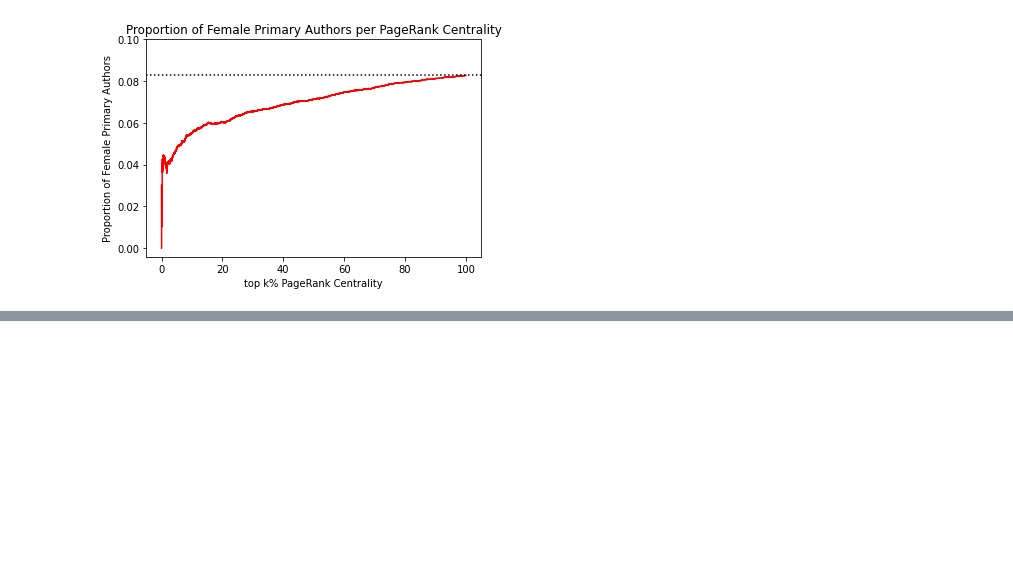
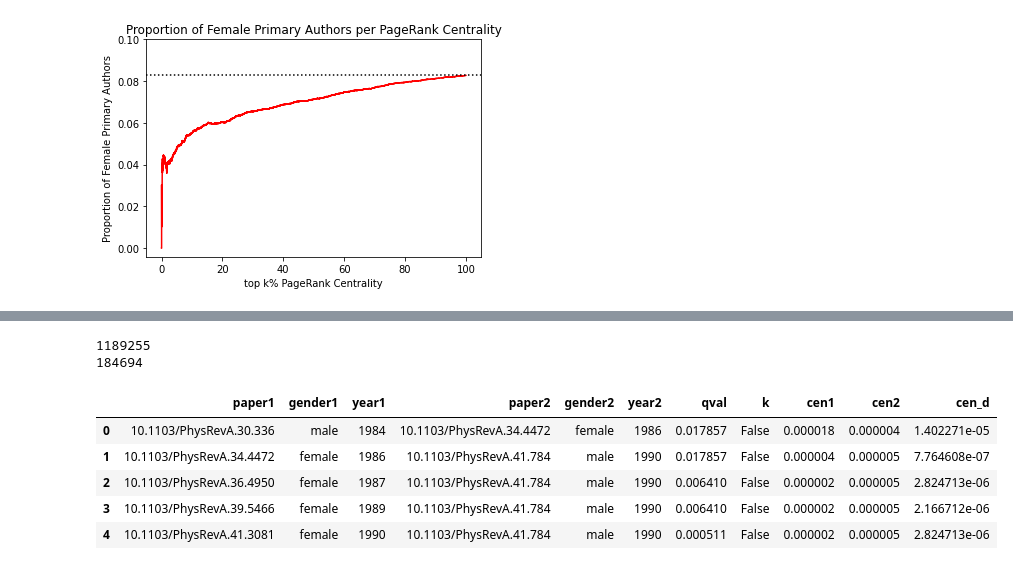
Before and after one commit to therobinkay/gender_bias_2021, a Jupyter notebook: Journal_Analysis_1_(GitHub).ipynb, the cells around one changed output, grey strips where cells are left out. Drawn from its saved outputs; the diff is of its cells as text; code cells hidden in the pictures; blank space fills up the shorter version.

```diff
--- a/Journal_Analysis_1_(GitHub).ipynb
+++ b/Journal_Analysis_1_(GitHub).ipynb
@@ -263,7 +261,9 @@ Average in degree:   4.8546
 Average out degree:   4.8546
 # %%
 # observe author id & gender (primary author)
-nodedata = data.query('is_alpha == False & order == 1').drop(['order', 'numAuthor',	'is_last',	'is_alpha',	'year',	'articleType',	'journal', 'id'], axis=1).reset_index()
+nodedata = data.query('is_alpha == False & order == 1').drop(
+    ['order', 'numAuthor',	'is_last',	'is_alpha',	'year',
+     'articleType',	'journal', 'id'], axis=1).reset_index()
 nodedata.columns = ['id', 'Label', 'Gender']
 nodedata.tail()
 # %% [output]
@@ -311,0 +317,16 @@ Text(0, 0.5, 'Proportion of Female Primary Authors')
+# %%
+############## SELECT DESIRED PACS (HOMOPHILY ONLY) ###############
+
+homn = pd.read_csv("drive/My Drive/codes/hom0.csv")
+# homn = pd.read_csv("drive/My Drive/codes/hom1.csv")
+# homn = pd.read_csv("drive/My Drive/codes/hom2.csv")
+# homn = pd.read_csv("drive/My Drive/codes/hom3.csv")
+# homn = pd.read_csv("drive/My Drive/codes/hom4.csv")
+# homn = pd.read_csv("drive/My Drive/codes/hom5.csv")
+# homn = pd.read_csv("drive/My Drive/codes/hom6.csv")
+# homn = pd.read_csv("drive/My Drive/codes/hom7.csv")
+# homn = pd.read_csv("drive/My Drive/codes/hom8.csv")
+# homn = pd.read_csv("drive/My Drive/codes/hom9.csv")
+
+print(len(homn))
+homn.head()
@@ -311,0 +341,40 @@ Text(0, 0.5, 'Proportion of Female Primary Authors')
+# %%
+# Calculate cen_d (male centrality - female centrality)
+
+prs_sim = prs.merge(nodedata, left_on='doi', right_on='Label',
+                    how='left').drop(['Label'], axis=1)
+prs_sim = prs_sim[["doi", 'id', 'Gender', 'centrality']].sort_values(
+    'centrality', ascending=False)
+
+ph = pd.merge(homn, prs_sim, left_on = "paper1", right_on = "doi", how = "left")
+ph = ph.drop(["doi", "id", "Gender"], axis=1)
+ph = ph.rename(columns={"centrality": "cen1"})
+
+ph = ph.merge(prs_sim, left_on = "paper2", right_on = "doi", how = "left")
+ph = ph.drop(["doi", "id", "Gender"], axis=1)
+ph = ph.rename(columns={"centrality": "cen2"})
+print(len(ph))
+
+ph = ph[ph['gender1'] != ph['gender2']].reset_index(drop=True)
+
+listd = []
+
+for c in range(len(ph)):
+  if ph['gender1'][c] == 'male':
+    listd.append(ph['cen1'][c] - ph['cen2'][c])
+  else:
+    listd.append(ph['cen2'][c] - ph['cen1'][c])
+
+ph['cen_d'] = listd
+
+print(len(ph))
+ph.head()
+# %% [output]
+1189255
+184694
+|  | paper1 | gender1 | year1 | paper2 | gender2 | year2 | qval | k | cen1 | cen2 | cen_d |
+| 0 | 10.1103/PhysRevA.30.336 | male | 1984 | 10.1103/PhysRevA.34.4472 | female | 1986 | 0.017857 | False | 0.000018 | 0.000004 | 1.402271e-05 |
+| 1 | 10.1103/PhysRevA.34.4472 | female | 1986 | 10.1103/PhysRevA.41.784 | male | 1990 | 0.017857 | False | 0.000004 | 0.000005 | 7.764608e-07 |
+| 2 | 10.1103/PhysRevA.36.4950 | female | 1987 | 10.1103/PhysRevA.41.784 | male | 1990 | 0.006410 | False | 0.000002 | 0.000005 | 2.824713e-06 |
+| 3 | 10.1103/PhysRevA.39.5466 | female | 1989 | 10.1103/PhysRevA.41.784 | male | 1990 | 0.006410 | False | 0.000002 | 0.000005 | 2.166712e-06 |
+| 4 | 10.1103/PhysRevA.41.3081 | female | 1990 | 10.1103/PhysRevA.41.784 | male | 1990 | 0.000511 | False | 0.000002 | 0.000005 | 2.824713e-06 |
```
Also changed, not shown: parts of 8 cells of this notebook.
